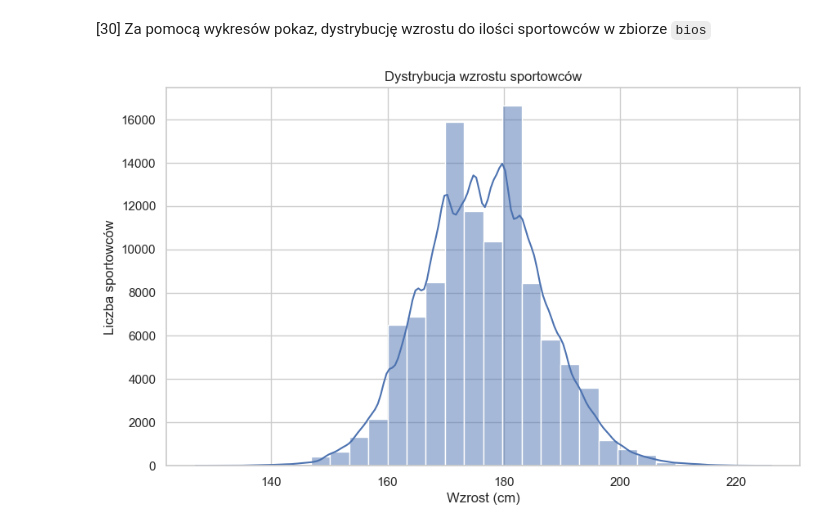
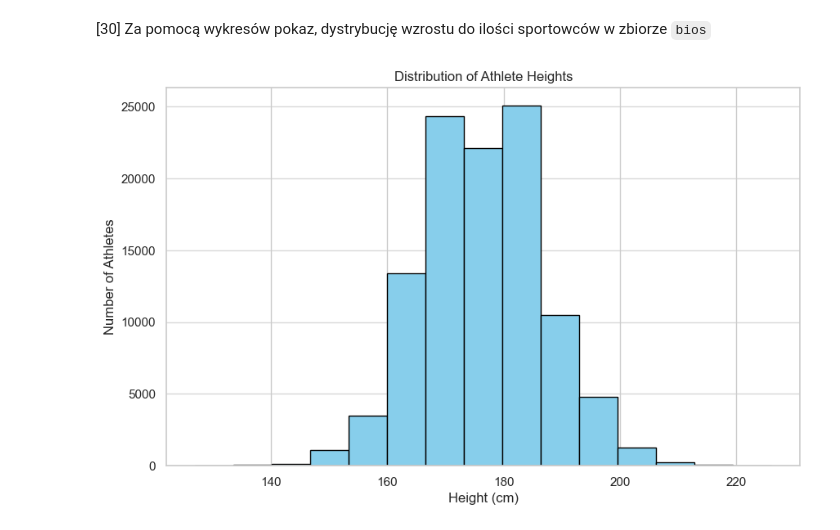
Before and after one commit to FranciszekTurowski/Pandas-Training, a Jupyter notebook: python pandas/Pandas Data Manipulation/main.ipynb, the cells around one changed output. Cells and saved outputs as stored; diff of their text form; code cells hidden in the pictures.

```diff
--- a/python pandas/Pandas Data Manipulation/main.ipynb
+++ b/python pandas/Pandas Data Manipulation/main.ipynb
@@ -833,20 +823,35 @@ pivot_table
 # %%
 import matplotlib.pyplot as plt
 import seaborn as sns
 
-# Ustawienie stylu wykresów
-sns.set(style="whitegrid")
+# # Ustawienie stylu wykresów
+# sns.set(style="whitegrid")
 
-# Tworzenie wykresu gęstości dla wzrostu
+# # Tworzenie wykresu gęstości dla wzrostu
+# plt.figure(figsize=(10, 6))
+# sns.histplot(bios['height_cm'], bins=30, kde=True)
+
+# # Dodanie tytułu i etykiet
+# plt.title('Dystrybucja wzrostu sportowców')
+# plt.xlabel('Wzrost (cm)')
+# plt.ylabel('Liczba sportowców')
+
+# # Wyświetlenie wykresu
+# plt.show()
+
+# Sprawdzenie, czy kolumna 'height_cm' istnieje i usunięcie brakujących wartości
+if 'height_cm' in bios.columns:
+    heights = bios['height_cm'].dropna()
+else:
+    raise ValueError("Kolumna 'height_cm' nie istnieje w pliku bios.csv")
+
+# Tworzenie histogramu dla wzrostu sportowców
 plt.figure(figsize=(10, 6))
-sns.histplot(bios['height_cm'], bins=30, kde=True)
-
-# Dodanie tytułu i etykiet
-plt.title('Dystrybucja wzrostu sportowców')
-plt.xlabel('Wzrost (cm)')
-plt.ylabel('Liczba sportowców')
-
-# Wyświetlenie wykresu
+plt.hist(heights, bins=15, color='skyblue', edgecolor='black')
+plt.title('Distribution of Athlete Heights')
+plt.xlabel('Height (cm)')
+plt.ylabel('Number of Athletes')
+plt.grid(axis='y', alpha=0.75)
 plt.show()
 # %% [output]
-[figure, old version]
+[figure, new version]
```
Also changed, not shown: parts of 14 cells of this notebook.
